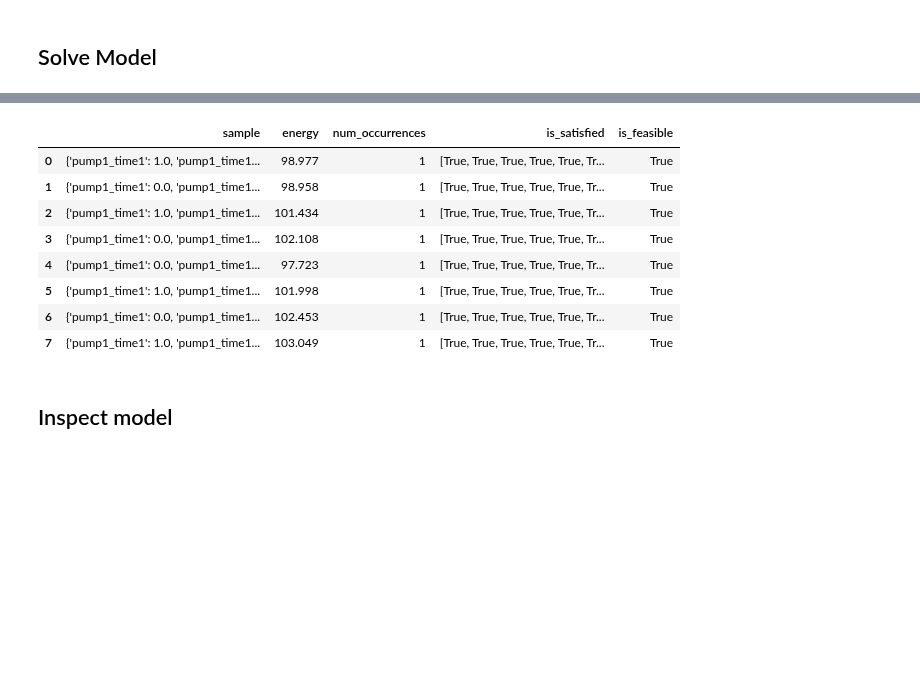
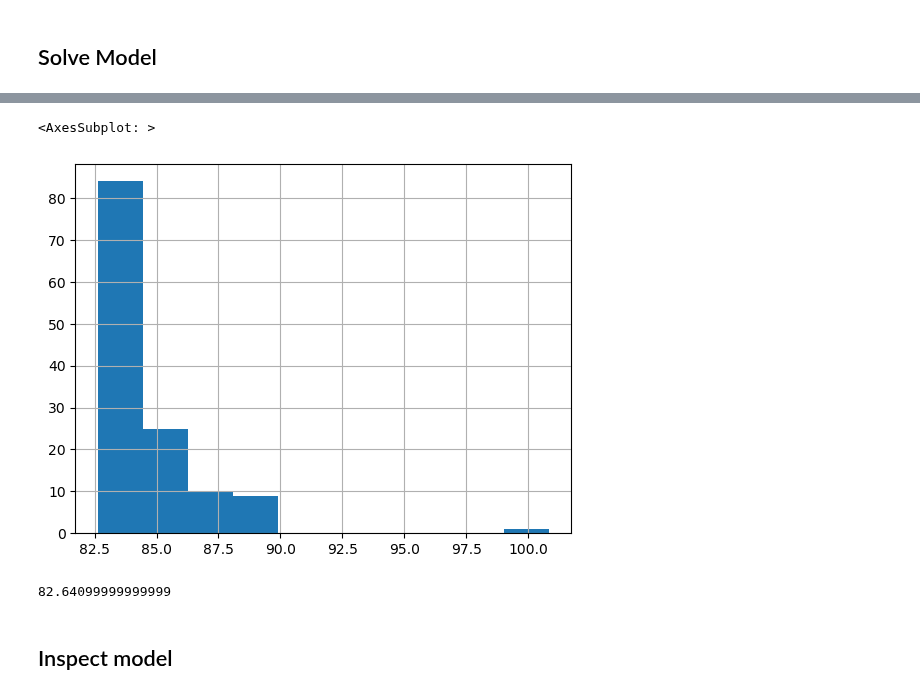
Before and after one commit to mhlr/reservoir-management, a Jupyter notebook: notebooks/ReservoirManagement.ipynb, the cells around one changed output, grey strips where cells are left out. Saved outputs shown, nothing was run; the diff lists cells and outputs as text; code cells hidden in the pictures; blank space fills up the shorter version.

```diff
--- a/notebooks/ReservoirManagement.ipynb
+++ b/notebooks/ReservoirManagement.ipynb
@@ -296,3 +286,6 @@ def reservoir_outflow(time):
+# %%
+def reservoir_volume(time):
+    return reservoir.Vinit + Sum(map(reservoir_inflow, range(1,time+1))) - Sum(map(reservoir_outflow, range(1,time+1)))
 # %% [markdown]
 #### Combined power consumption
 
@@ -353,6 +341,0 @@ The problem definition presents demand as the only form of outflow. A more reali
-# %%
-for time in timeslots:
-    model.add_constraint(
-        reservoir_outflow(time) == water_demand(time),
-        f"volume_at_time{time}"
-    )
@@ -378,6 +367,6 @@ for time in timeslots:
 sampler = dw.LeapHybridCQMSampler()
 # %%
 %%time
-samples = sampler.sample_cqm(model, time_limit=20)
+samples = sampler.sample_cqm(model, time_limit=120)
 samples.resolve()
 # %% [output]
@@ -386,17 +375,14 @@ Wall time: 21.8 s
 # %%
-feasible = samples.filter(lambda d: d.is_feasible)
+feasible = samples.filter(lambda d: d.is_feasible).to_pandas_dataframe(True)
 # %%
-feasible.to_pandas_dataframe(True)
+feasible.energy.hist()
 # %% [output]
-|  | sample | energy | num_occurrences | is_satisfied | is_feasible |
-| 0 | {'pump1_time1': 1.0, 'pump1_time1... | 98.977 | 1 | [True, True, True, True, True, Tr... | True |
-| 1 | {'pump1_time1': 0.0, 'pump1_time1... | 98.958 | 1 | [True, True, True, True, True, Tr... | True |
-| 2 | {'pump1_time1': 1.0, 'pump1_time1... | 101.434 | 1 | [True, True, True, True, True, Tr... | True |
-| 3 | {'pump1_time1': 0.0, 'pump1_time1... | 102.108 | 1 | [True, True, True, True, True, Tr... | True |
-| 4 | {'pump1_time1': 0.0, 'pump1_time1... | 97.723 | 1 | [True, True, True, True, True, Tr... | True |
-| 5 | {'pump1_time1': 1.0, 'pump1_time1... | 101.998 | 1 | [True, True, True, True, True, Tr... | True |
-| 6 | {'pump1_time1': 0.0, 'pump1_time1... | 102.453 | 1 | [True, True, True, True, True, Tr... | True |
-| 7 | {'pump1_time1': 1.0, 'pump1_time1... | 103.049 | 1 | [True, True, True, True, True, Tr... | True |
+<AxesSubplot: >
+[figure, added]
+# %%
+feasible.energy.min()
+# %% [output]
+82.64099999999999
 # %% [markdown]
 ## Inspect model
 # %%
```
Also changed, not shown: parts of 11 cells of this notebook, 2 other files.
